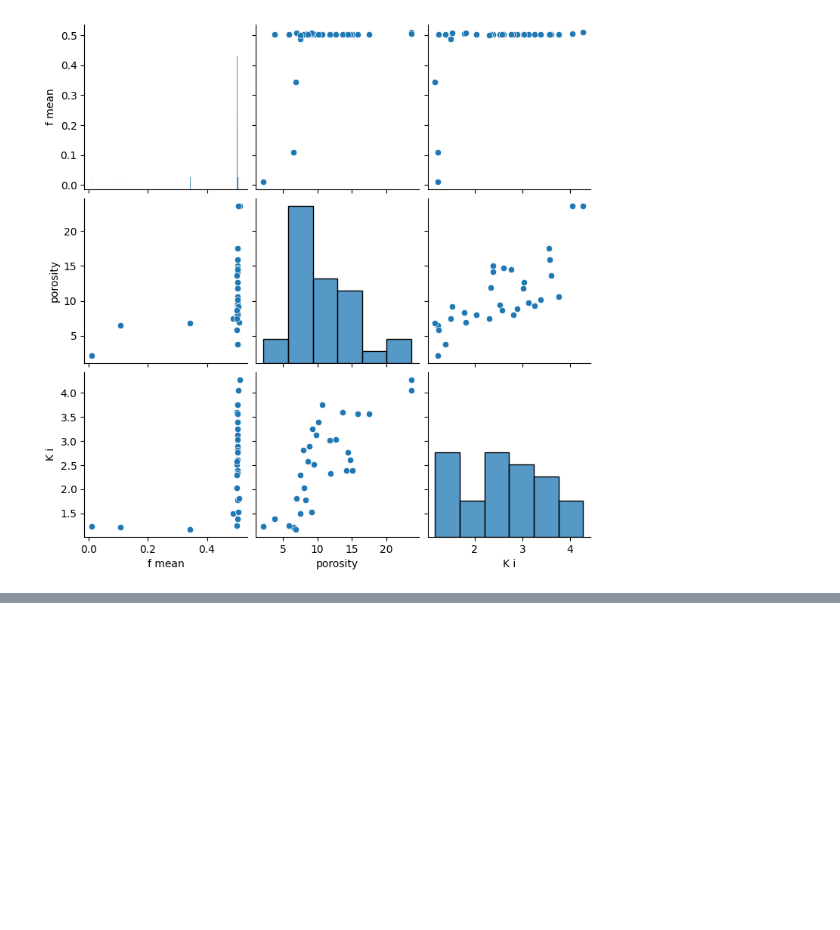
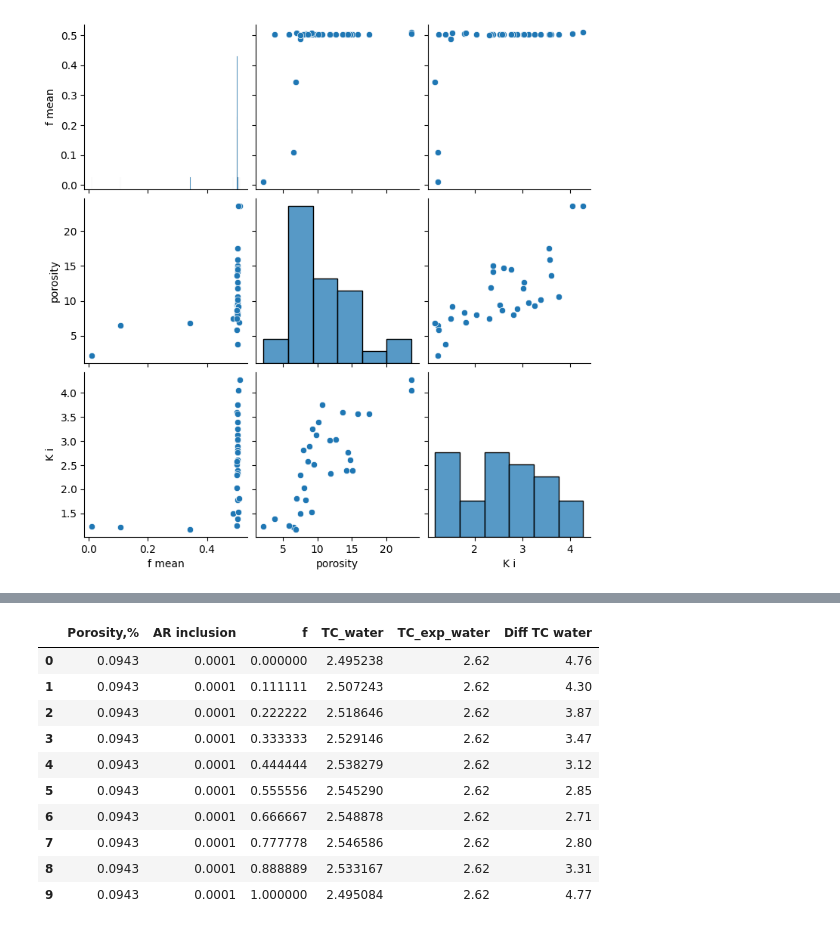
Before and after one commit to MariiaKalinina/Elasticity, a Jupyter notebook: Permeability_from_TC.ipynb, the cells around one changed output, grey strips where cells are left out. Saved outputs shown, nothing was run; the diff lists cells and outputs as text; code cells hidden in the pictures; blank space fills up the shorter version.

```diff
--- a/Permeability_from_TC.ipynb
+++ b/Permeability_from_TC.ipynb
@@ -1446,0 +1585,14 @@ sns.pairplot(table)
+# %%
+result_water[:10]
+# %% [output]
+|  | Porosity,% | AR inclusion | f | TC_water | TC_exp_water | Diff TC water |
+| 0 | 0.0943 | 0.0001 | 0.000000 | 2.495238 | 2.62 | 4.76 |
+| 1 | 0.0943 | 0.0001 | 0.111111 | 2.507243 | 2.62 | 4.30 |
+| 2 | 0.0943 | 0.0001 | 0.222222 | 2.518646 | 2.62 | 3.87 |
+| 3 | 0.0943 | 0.0001 | 0.333333 | 2.529146 | 2.62 | 3.47 |
+| 4 | 0.0943 | 0.0001 | 0.444444 | 2.538279 | 2.62 | 3.12 |
+| 5 | 0.0943 | 0.0001 | 0.555556 | 2.545290 | 2.62 | 2.85 |
+| 6 | 0.0943 | 0.0001 | 0.666667 | 2.548878 | 2.62 | 2.71 |
+| 7 | 0.0943 | 0.0001 | 0.777778 | 2.546586 | 2.62 | 2.80 |
+| 8 | 0.0943 | 0.0001 | 0.888889 | 2.533167 | 2.62 | 3.31 |
+| 9 | 0.0943 | 0.0001 | 1.000000 | 2.495084 | 2.62 | 4.77 |
```
Also changed, not shown: parts of 18 cells of this notebook.
